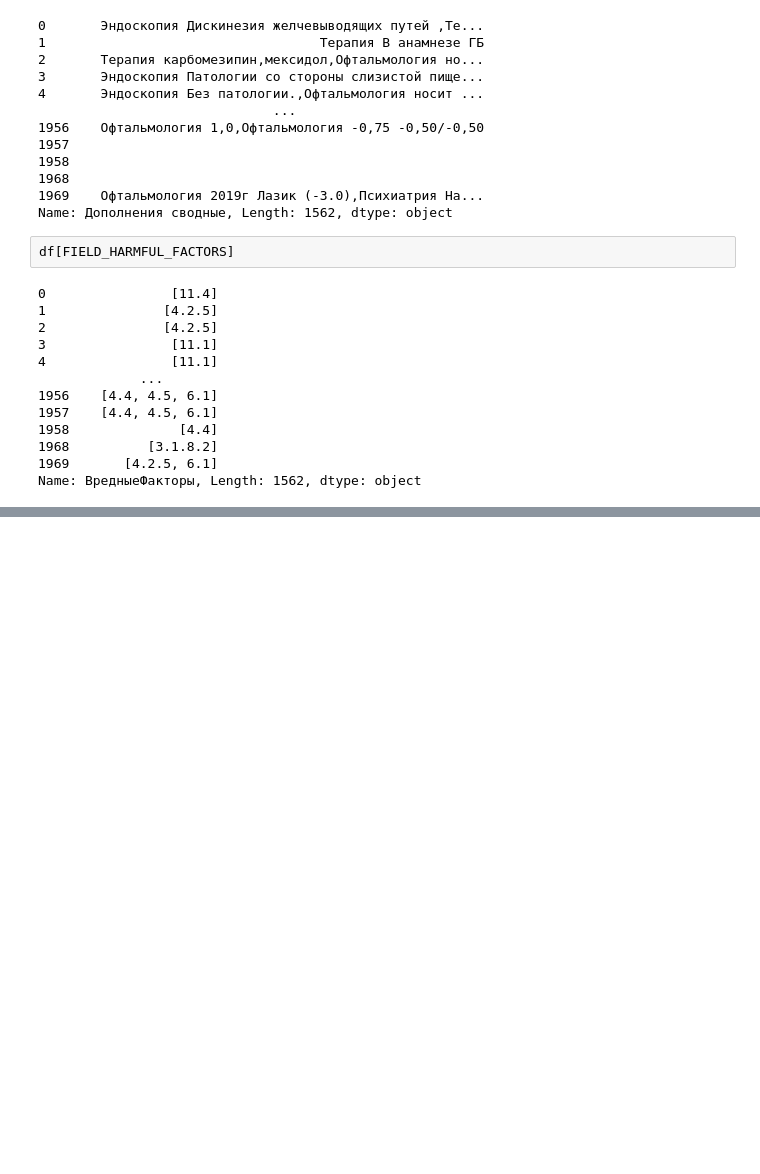
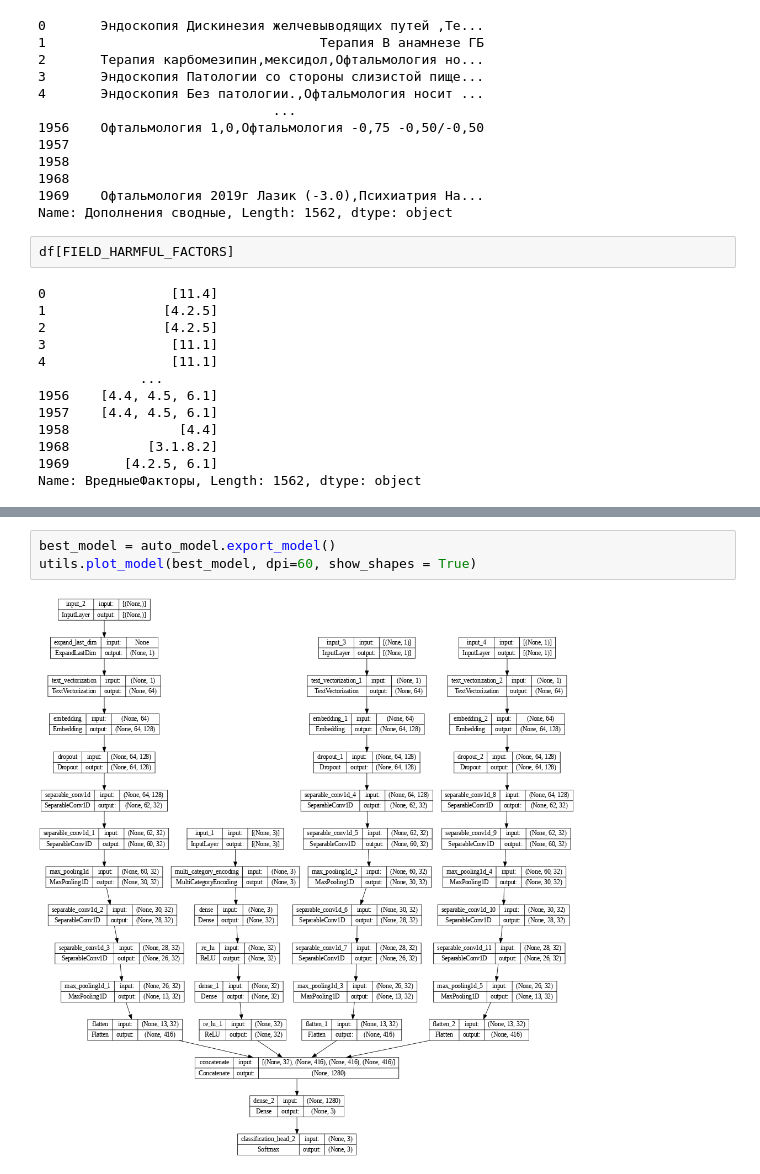
Before and after one commit to Untick/InspectrumClinic_RecSys, a Jupyter notebook: Paul Himyak/main_08_06.ipynb, the cells around one changed output, grey strips where cells are left out. Saved outputs shown, nothing was run; the diff lists cells and outputs as text; blank space fills up the shorter version.

```diff
--- a/Paul Himyak/main_08_06.ipynb
+++ b/Paul Himyak/main_08_06.ipynb
@@ -416,0 +454,5 @@ NameError: ignored
+# %%
+best_model = auto_model.export_model()
+utils.plot_model(best_model, dpi=60, show_shapes = True)
+# %% [output]
+[figure, added]
```
Also changed, not shown: parts of 8 cells of this notebook.
